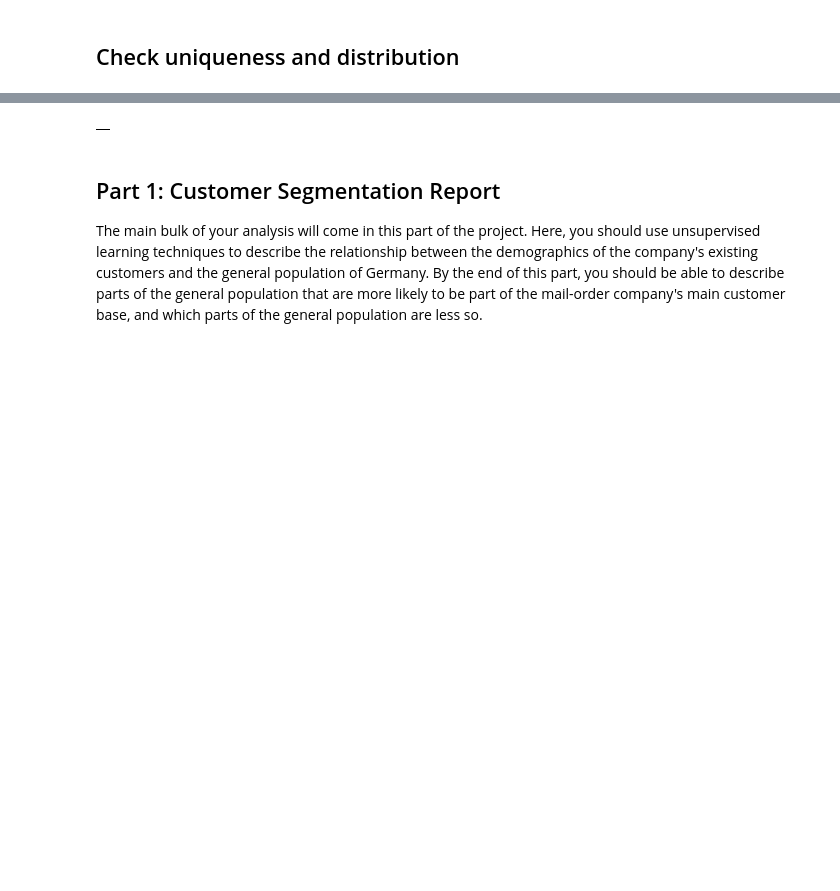
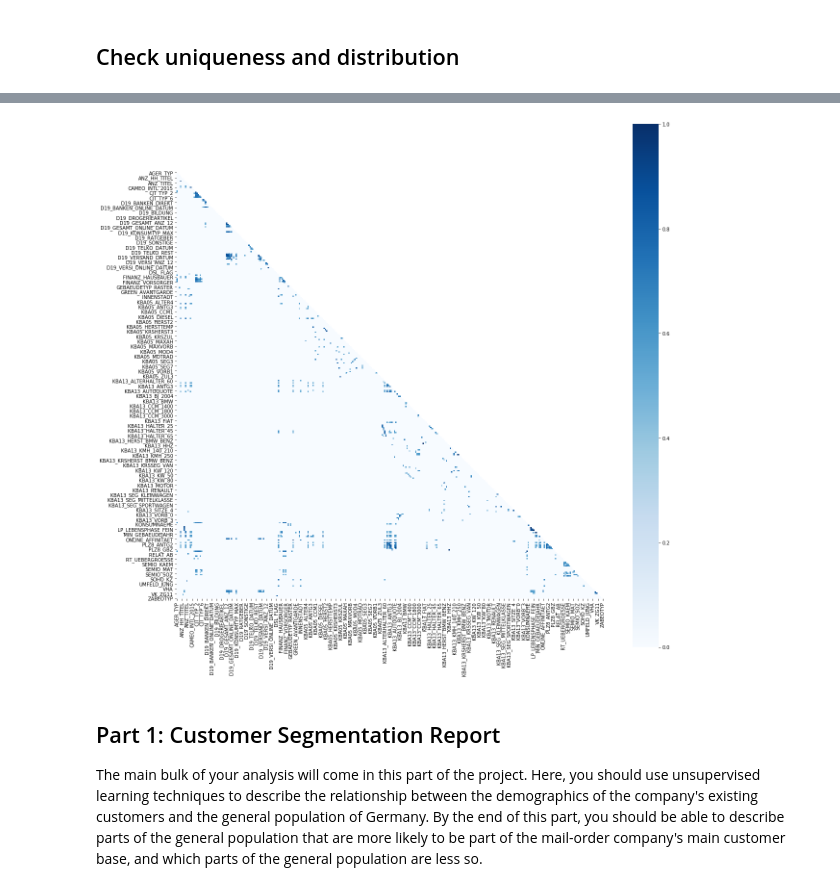
Before and after one commit to PavanKB/arvato_customer_segmentation, a Jupyter notebook: Arvato Project Workbook.ipynb, the cells around one changed output, grey strips where cells are left out. Drawn from its saved outputs; the diff is of its cells as text; code cells hidden in the pictures; blank space fills up the shorter version.

```diff
--- a/Arvato Project Workbook.ipynb
+++ b/Arvato Project Workbook.ipynb
@@ -227,11 +272,4 @@ plot_data_dist(azdias, col_idx=range(1, 17))
 # %%
-idx = ~azdias.columns.isin(['CAMEO_DEU_2015', 'EINGEFUEGT_AM', 'OST_WEST_KZ'])
-# 2003-11-18 00:00:00
+idx = ~azdias.columns.isin(['CAMEO_DEU_2015', 'EINGEFUEGT_AM', 'LNR'])
-# %%
-# convert each column into int to help with the correlation plots
- # 'CAMEO_DEU_2015' is string
-azdias.iloc[:, idx] = azdias.iloc[:, idx].astype(float)
 # %%
-azdias.iloc[:, idx].corr()
+data_rank_corr = azdias.iloc[:, idx].astype(float).corr('spearman')
-# %% [output]
-|  |
@@ -237,0 +281,14 @@ azdias.iloc[:, idx].corr()
+# %%
+CORR_THRESHOLD = 0.5
+data_rank_corr_abs = data_rank_corr.abs()
+data_rank_corr_abs.where(data_rank_corr_abs > CORR_THRESHOLD, 0, inplace=True)
+# %%
+# Plot only those whose corr exceeds the threshold
+
+# https://seaborn.pydata.org/examples/many_pairwise_correlations.html
+plt.figure(figsize=(20, 20))
+mask = np.zeros_like(data_rank_corr_abs, dtype=np.bool)
+mask[np.triu_indices_from(mask)] = True
+sns.heatmap(data_rank_corr_abs, cmap='Blues', square=True, mask=mask);
+# %% [output]
+[figure, added]
```
Also changed, not shown: parts of 32 cells of this notebook, 1 other file.
